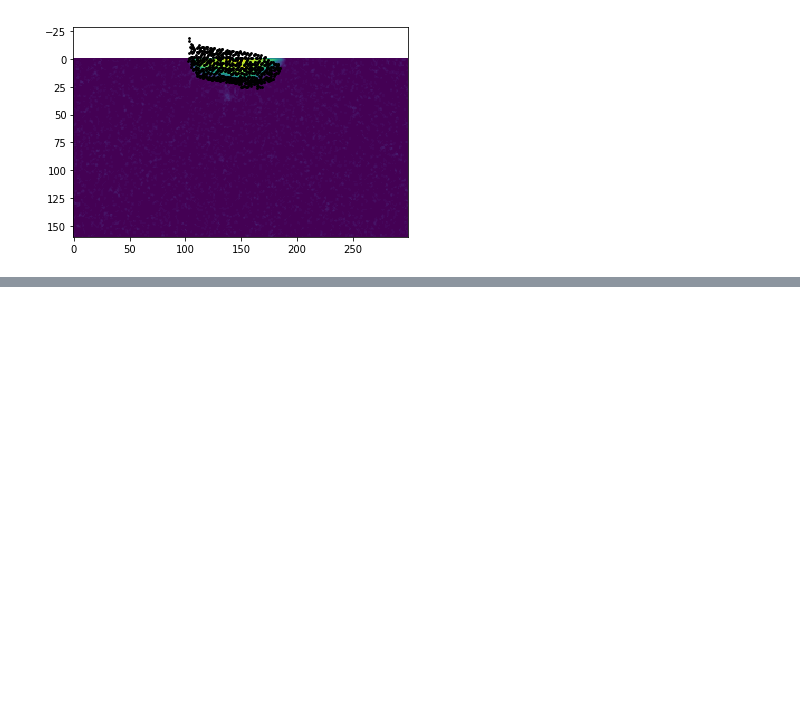
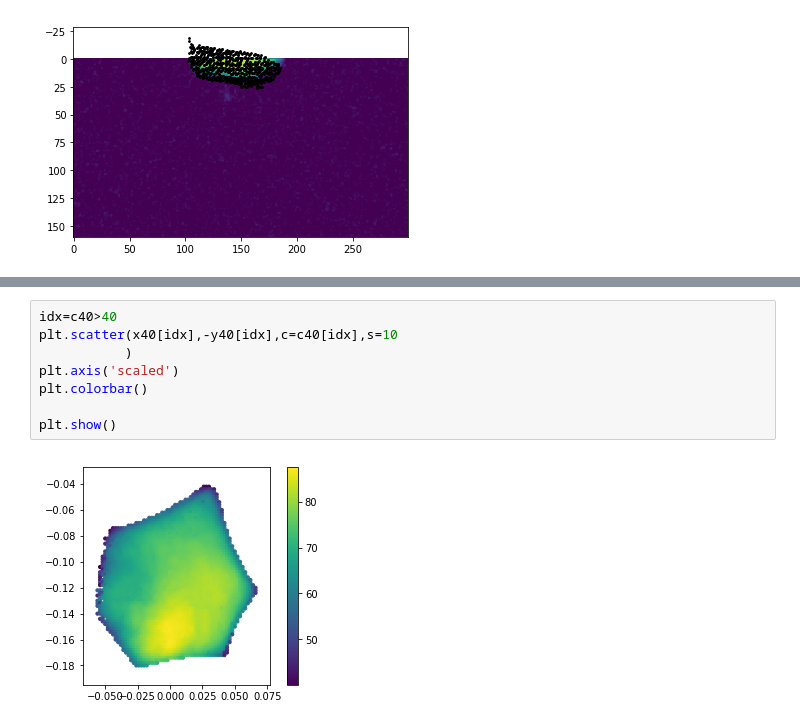
Before and after one commit to Yufeng-shen/StrainRecon, a Jupyter notebook: Visualization.ipynb, the cells around one changed output, grey strips where cells are left out. Drawn from its saved outputs; the diff is of its cells as text; blank space fills up the shorter version.

```diff
--- a/Visualization.ipynb
+++ b/Visualization.ipynb
@@ -275,0 +314,10 @@ plt.show()
+# %%
+idx=c40>40
+plt.scatter(x40[idx],-y40[idx],c=c40[idx],s=10
+           )
+plt.axis('scaled')
+plt.colorbar()
+
+plt.show()
+# %% [output]
+[figure, added]
```
Also changed, not shown: parts of 4 cells of this notebook, 13 other files.
